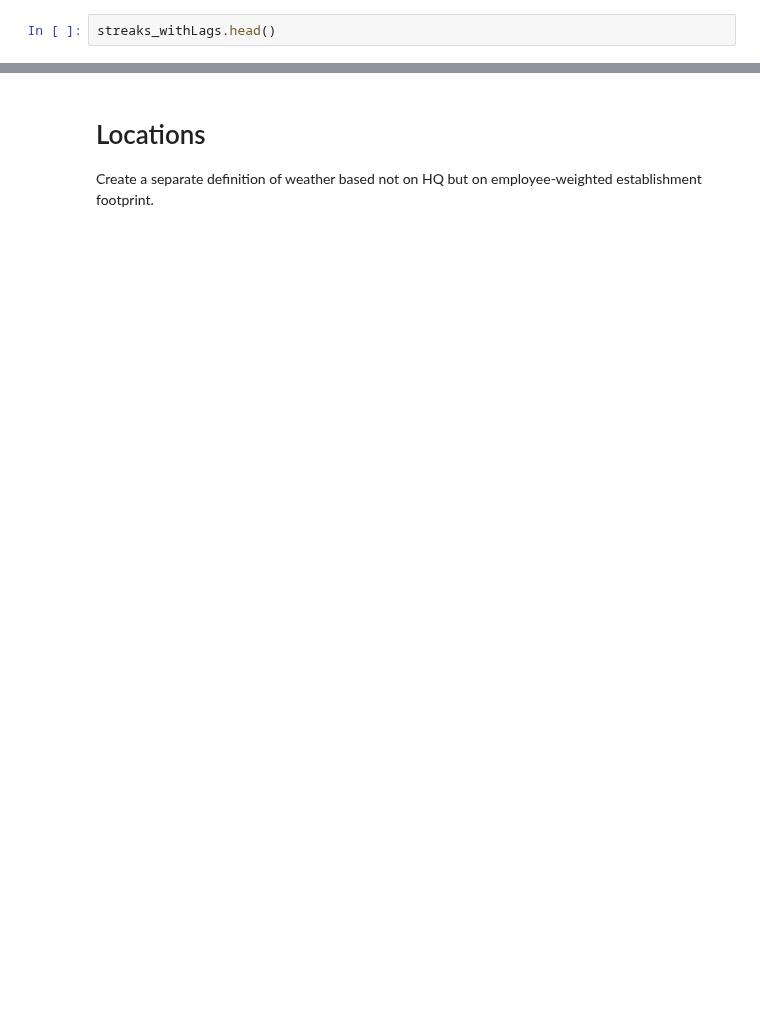
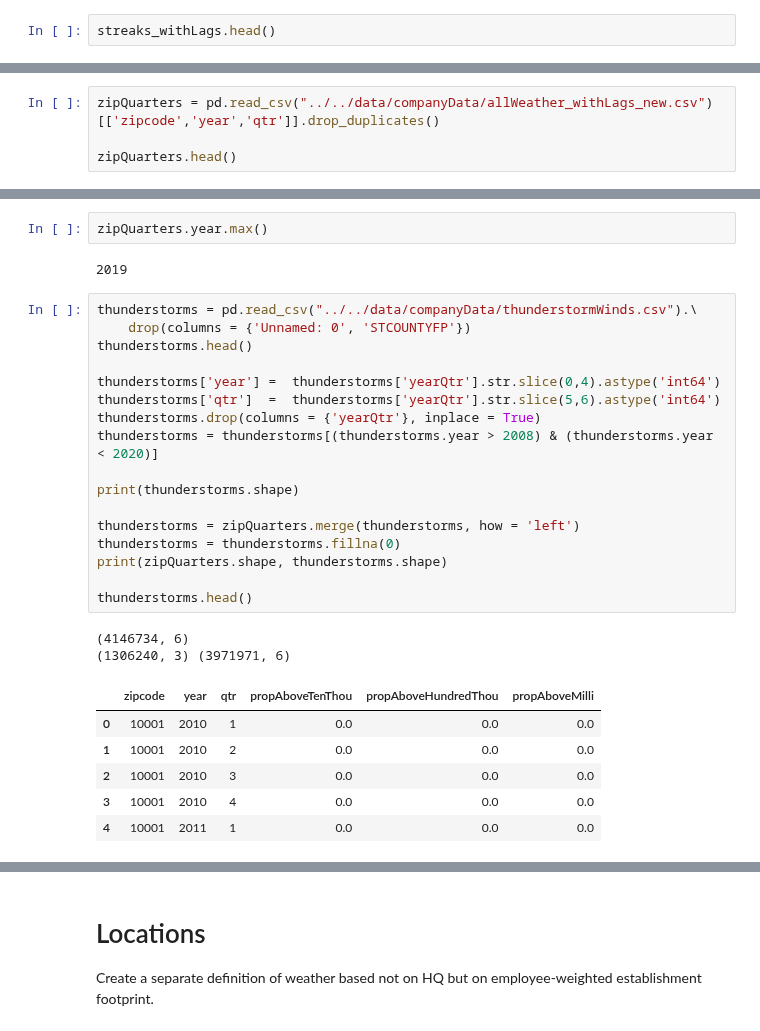
Before and after one commit to brianreed21/extremes, a Jupyter notebook: extremesCleaningCode/linkingExecute.ipynb, the cells around one changed output, grey strips where cells are left out. Drawn from its saved outputs; the diff is of its cells as text; blank space fills up the shorter version.

Commit message:
undo data prep separated by industry. add in thunderstorm data prep file + proper merge with ig data

```diff
--- a/extremesCleaningCode/linkingExecute.ipynb
+++ b/extremesCleaningCode/linkingExecute.ipynb
@@ -752,0 +587,4 @@ streaks_withLags.head()
+# %%
+zipQuarters = pd.read_csv("../../data/companyData/allWeather_withLags_new.csv")[['zipcode','year','qtr']].drop_duplicates()
+
+zipQuarters.head()
@@ -752,0 +598,30 @@ streaks_withLags.head()
+# %%
+zipQuarters.year.max()
+# %% [output]
+2019
+# %%
+thunderstorms = pd.read_csv("../../data/companyData/thunderstormWinds.csv").\
+    drop(columns = {'Unnamed: 0', 'STCOUNTYFP'})
+thunderstorms.head()
+
+thunderstorms['year'] =  thunderstorms['yearQtr'].str.slice(0,4).astype('int64')
+thunderstorms['qtr']  =  thunderstorms['yearQtr'].str.slice(5,6).astype('int64')
+thunderstorms.drop(columns = {'yearQtr'}, inplace = True)
+thunderstorms = thunderstorms[(thunderstorms.year > 2008) & (thunderstorms.year < 2020)]
+
+print(thunderstorms.shape)
+
+thunderstorms = zipQuarters.merge(thunderstorms, how = 'left')
+thunderstorms = thunderstorms.fillna(0)
+print(zipQuarters.shape, thunderstorms.shape)
+
+thunderstorms.head()
+# %% [output]
+(4146734, 6)
+(1306240, 3) (3971971, 6)
+|  | zipcode | year | qtr | propAboveTenThou | propAboveHundredThou | propAboveMilli |
+| 0 | 10001 | 2010 | 1 | 0.0 | 0.0 | 0.0 |
+| 1 | 10001 | 2010 | 2 | 0.0 | 0.0 | 0.0 |
+| 2 | 10001 | 2010 | 3 | 0.0 | 0.0 | 0.0 |
+| 3 | 10001 | 2010 | 4 | 0.0 | 0.0 | 0.0 |
+| 4 | 10001 | 2011 | 1 | 0.0 | 0.0 | 0.0 |
```
Also changed, not shown: parts of 61 cells of this notebook, 2 other files.
